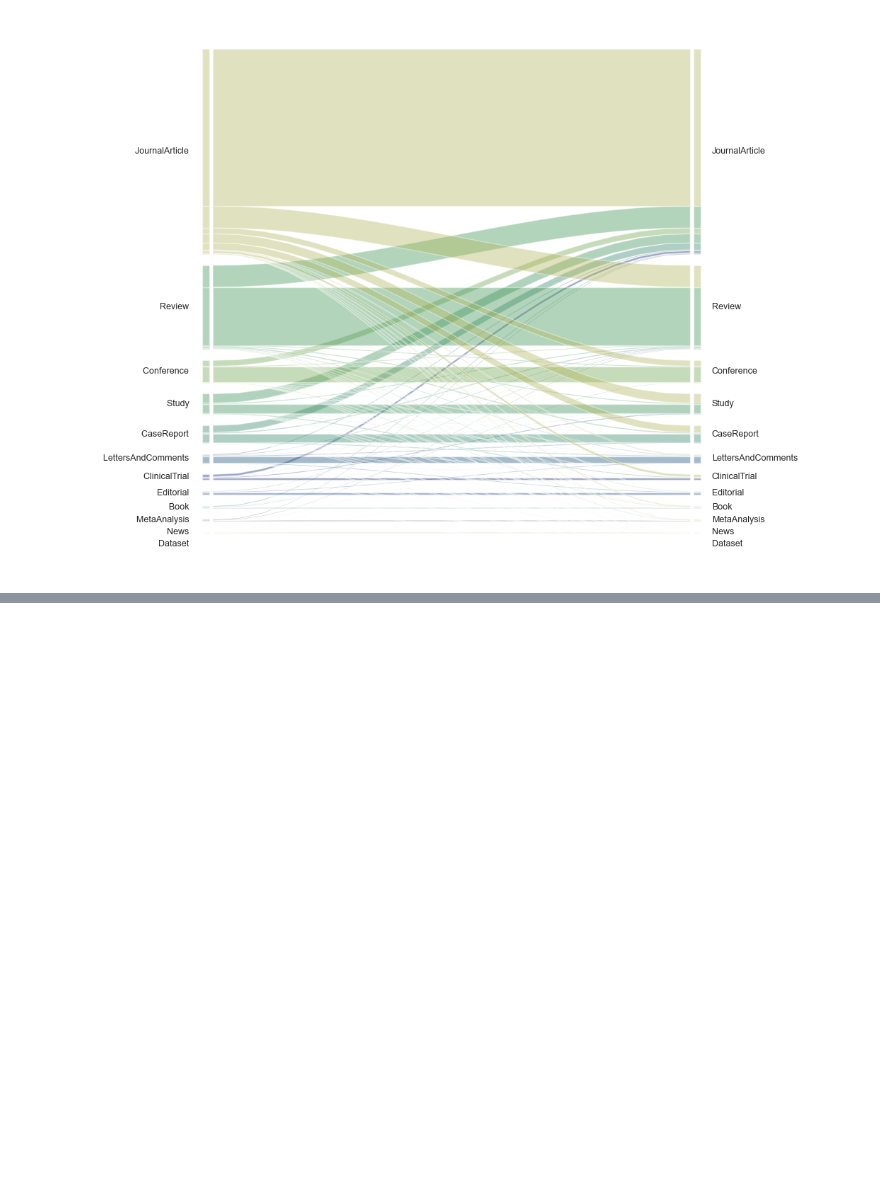
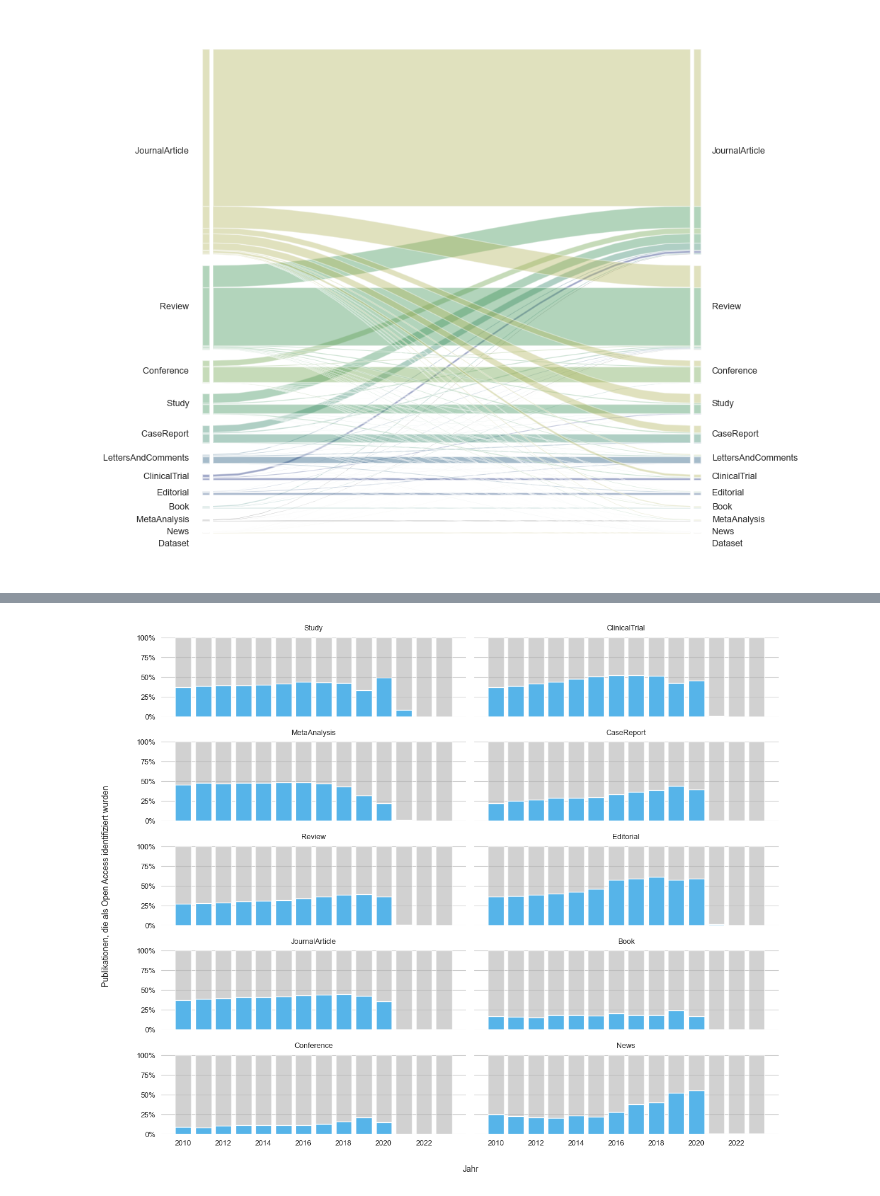
Before and after one commit to naustica/MA, a Jupyter notebook: Codebook.ipynb, the cells around one changed output, grey strips where cells are left out. Saved outputs shown, nothing was run; the diff lists cells and outputs as text; code cells hidden in the pictures; blank space fills up the shorter version.

Commit message:
add heatmap

```diff
--- a/Codebook.ipynb
+++ b/Codebook.ipynb
@@ -193,0 +197,18 @@ plt.show()
+# %%
+df_types_oa = client.query(f"""
+                            SELECT type, isopenaccess, year, COUNT(DISTINCT(corpusid)) AS number_of_publications
+                            FROM (
+                                SELECT type, corpusid, isopenaccess, EXTRACT (YEAR FROM publicationdate) AS year
+                                FROM {s2ag_papers}, UNNEST(publicationtypes) as type
+                                WHERE year >= 2010
+                                 )
+                            GROUP BY type, isopenaccess, year
+                            """).to_dataframe()
+# %%
+df_types_oa = pd.merge(df_types_oa,
+                       df_types_oa.groupby(['type', 'year'])['number_of_publications'].sum().to_frame()\
+                           .reset_index()\
+                           .rename(columns={'number_of_publications':'number_of_total_publications'}),
+                       on=['type', 'year'])
+# %%
+df_types_oa['proportion'] = df_types_oa['number_of_publications']/df_types_oa['number_of_total_publications']
@@ -193,0 +231,58 @@ plt.show()
+# %%
+fig, axes = plt.subplots(nrows=5,
+                         ncols=2,
+                         sharex=True,
+                         sharey=True,
+                         figsize=(11, 9))
+
+axes = axes.reshape(-1)
+
+type_list = list(set(df_types_oa['type']))
+type_list.remove('Dataset')
+type_list.remove('LettersAndComments')
+
+for i, ax in enumerate(axes, 1):
+    pub_type = type_list[i-1]
+
+    df2 = df_types_oa[df_types_oa['type'] == pub_type]
+
+    sns.barplot(data=df2,
+                x='year',
+                y=[1] * len(df2),
+                alpha=0.6,
+                color='#b3b3b3a0',
+                saturation=1,
+                errorbar=None,
+                ax=ax)
+
+    sns.barplot(data=df2[df2.isopenaccess==True],
+                x='year',
+                y='proportion',
+                alpha=1,
+                color='#56B4E9',
+                saturation=1,
+                errorbar=None,
+                ax=ax)
+
+    sns.despine(bottom = True, left = True)
+
+    plt.locator_params(nbins=8, axis='x')
+
+    ax.yaxis.set_major_formatter(mtick.PercentFormatter(1.0))
+
+    ax.set_ylabel('')
+    ax.set_xlabel('')
+
+    ax.set_title(pub_type, fontdict={'fontsize': 9}, pad=4)
+
+x_label = fig.text(0.52, -0.03, 'Jahr', ha='center',
+                   fontdict={'fontsize': 10})
+
+y_label = fig.text(-0.04, 0.5, 'Publikationen, die als Open Access identifiziert wurden', va='center',
+                   rotation='vertical', fontdict={'fontsize': 10})
+
+plt.tight_layout()
+
+plt.show()
+# %% [output]
+[figure, added]
```
Also changed, not shown: parts of 18 cells of this notebook.
